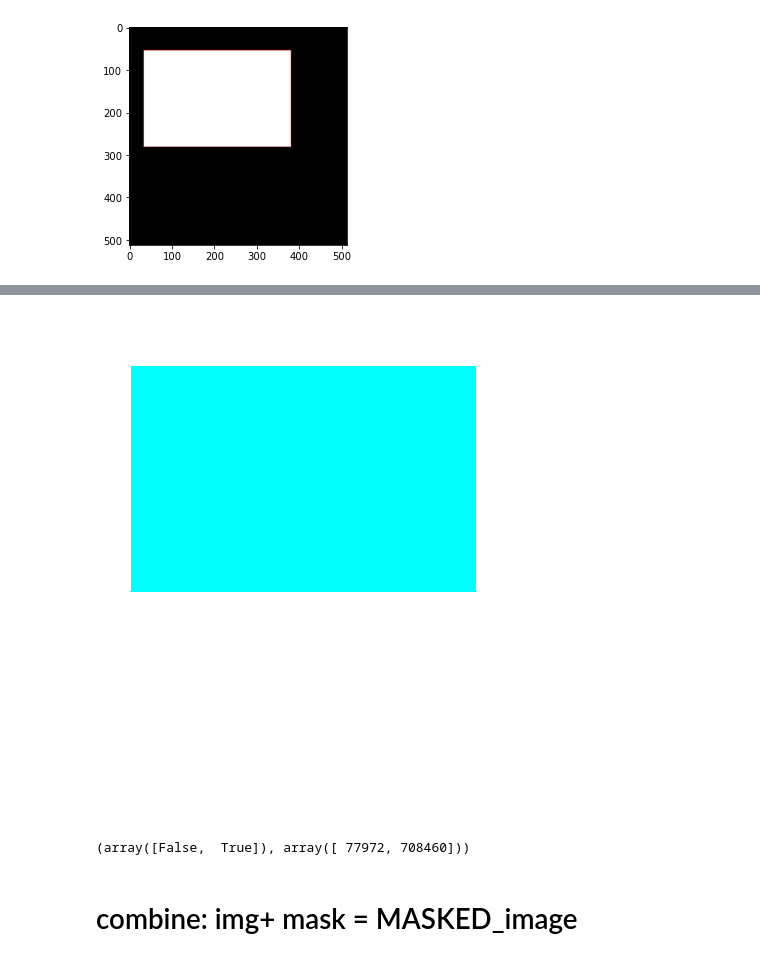
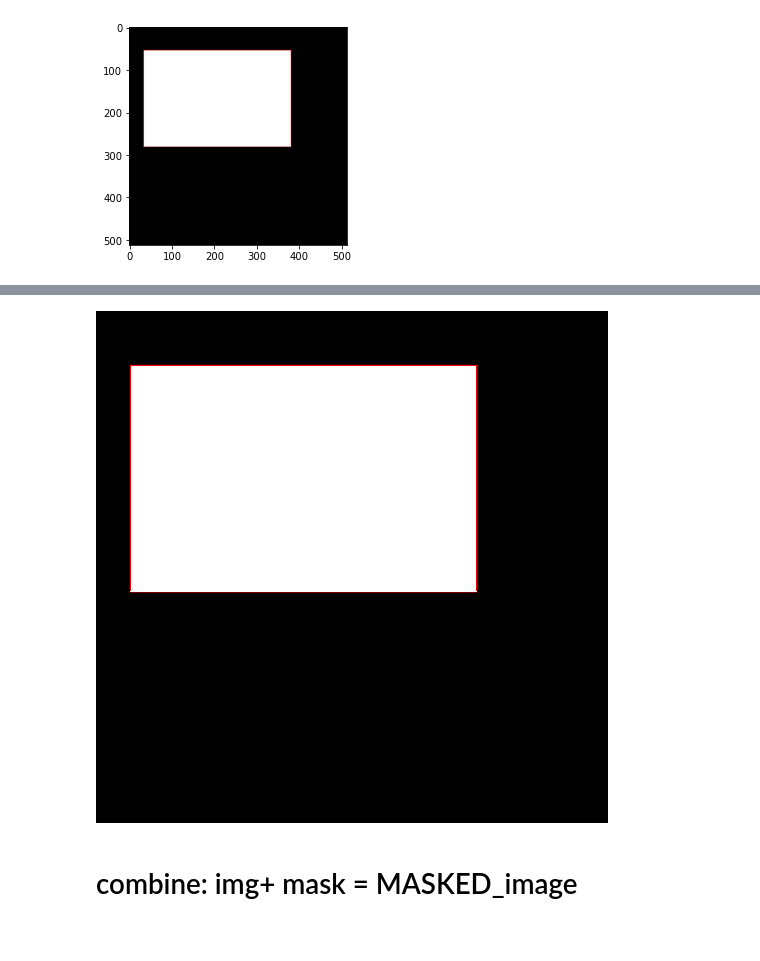
Before and after one commit to RahulS247/Hotel_Recognition-kaggle_challenge, a Jupyter notebook: maskGAN.ipynb, the cells around one changed output, grey strips where cells are left out. Cells and saved outputs as stored; diff of their text form; code cells hidden in the pictures.

Commit message:
mask value change

```diff
--- a/maskGAN.ipynb
+++ b/maskGAN.ipynb
@@ -65,3 +70,3 @@ imgm.shape
 # %%
 imgm=imgm/255
-mask = np.where(imgm[:, :, 0] < 1,0,1)
+mask = np.where(imgm[:, :, 0] < 1,1,0)
@@ -72 +100,7 @@ np.unique(mask,return_counts=True)
+# %%
+R[mask==0]=0
+B[mask==0]=0
+G[mask==0]=0
+# %%
+mask_img = np.stack([R,G,B],-1)
 # %%
@@ -130,11 +131,7 @@ plt.imshow(mask[:,:,:]*255)
 # %%
-pil_image.fromarray((mask*255).astype(np.uint8))
+pil_image.fromarray((mask_img*255).astype(np.uint8))
 # %% [output]
-[figure, old version]
+[figure, new version]
-# %%
-np.unique(mask,return_counts=True)
-# %% [output]
-(array([False,  True]), array([ 77972, 708460]))
 # %% [markdown]
 # combine: img+ mask = MASKED_image
 # %%
```
Also changed, not shown: parts of 53 cells of this notebook.
